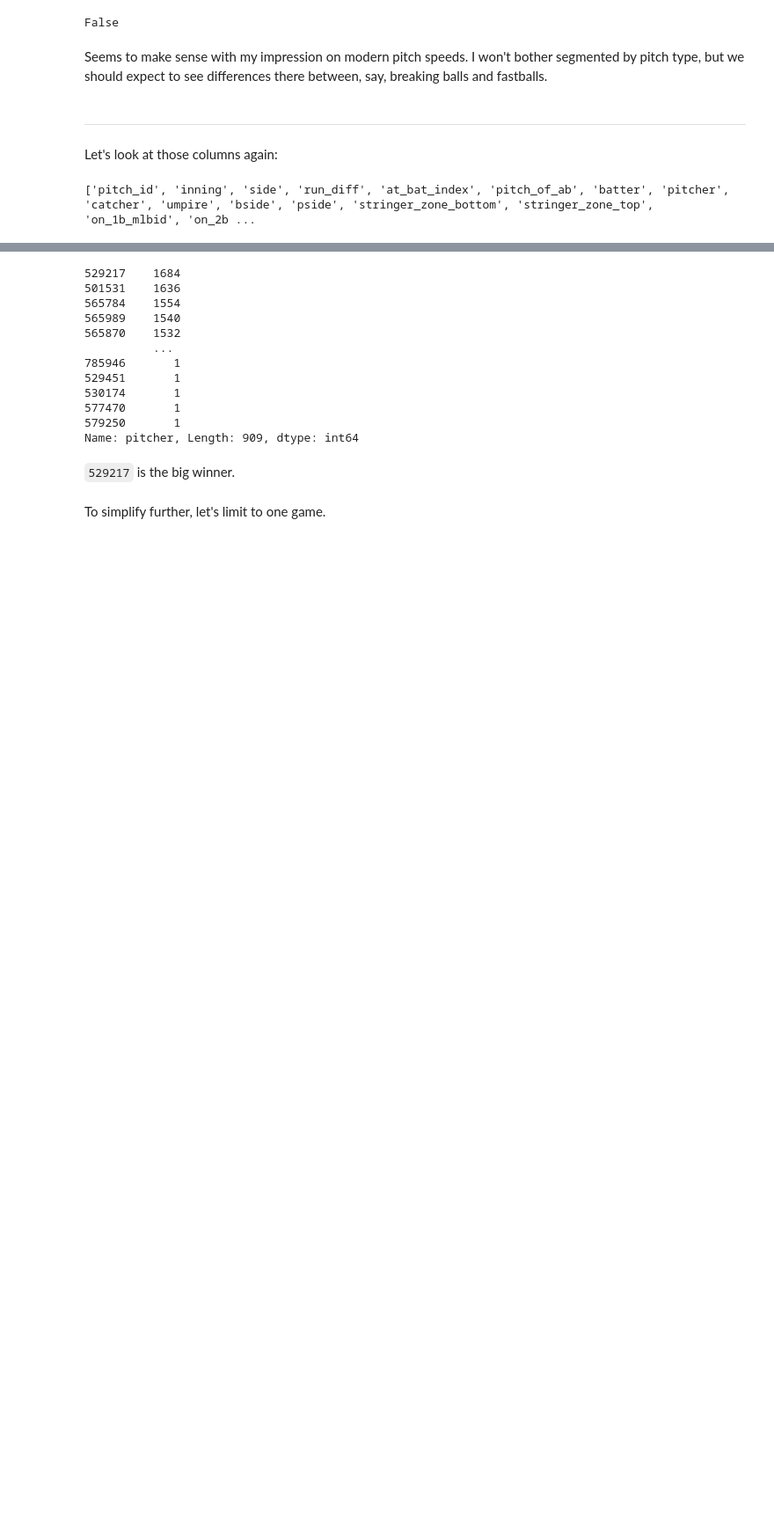
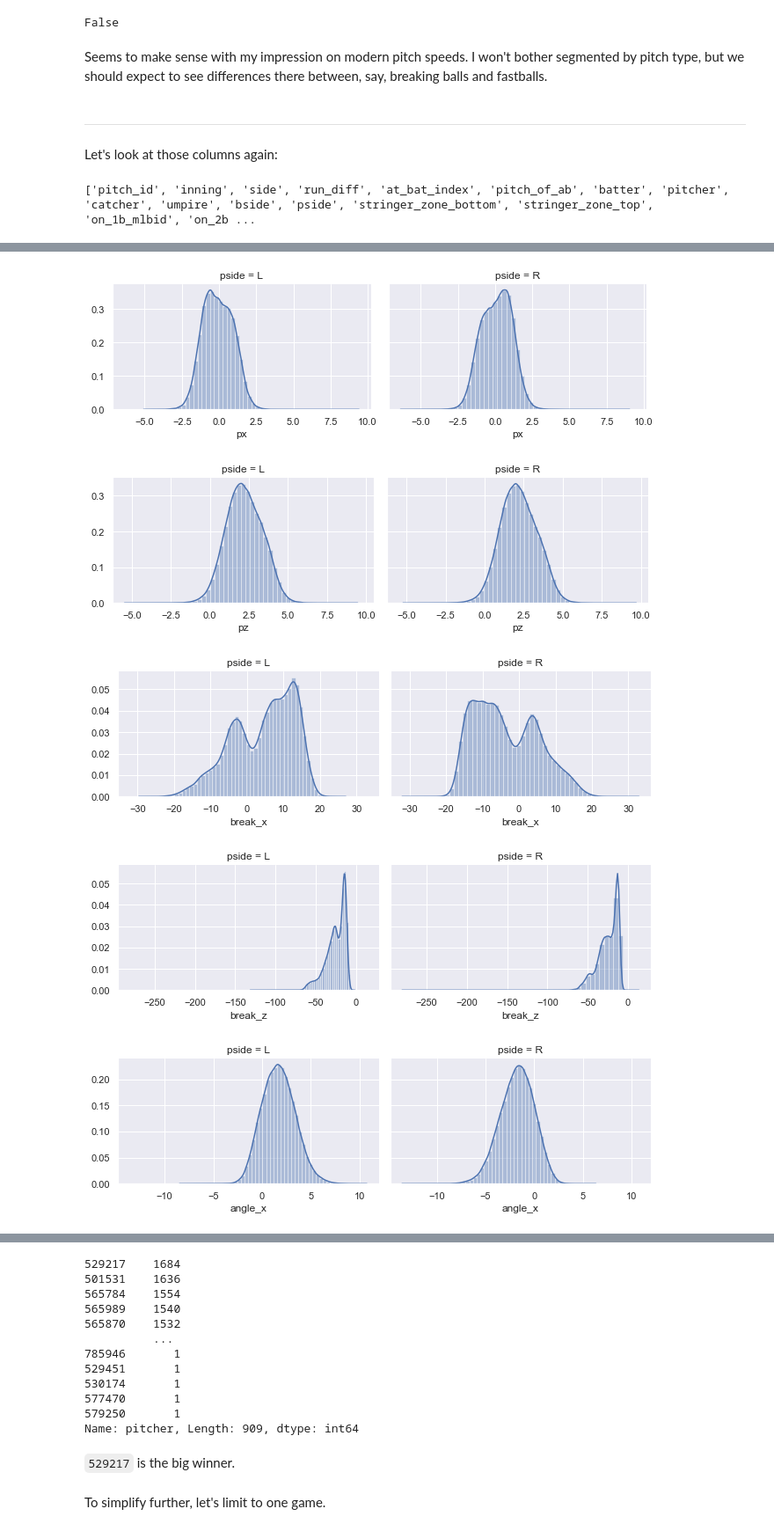
Before and after one commit to werlindo/called-third-strike, a Jupyter notebook: notebooks/02_data_exploration.ipynb, the cells around one changed output, grey strips where cells are left out. Shown at 88% size. Drawn from its saved outputs; the diff is of its cells as text; code cells hidden in the pictures; blank space fills up the shorter version.

```diff
--- a/notebooks/02_data_exploration.ipynb
+++ b/notebooks/02_data_exploration.ipynb
@@ -678,0 +678,2 @@ To try to get some internal consistency, let's try to isolate to one pitcher. Le
+# %%
+pitch_attr = ['px', 'pz', 'break_x', 'break_z', 'angle_x', 'angle_z']
@@ -678,0 +698,12 @@ To try to get some internal consistency, let's try to isolate to one pitcher. Le
+# %%
+# sns.set(rc={'figure.figsize':(12,12)})
+for p in pitch_attr:
+    g = sns.FacetGrid(data=df_train_use, col="pside", height=3, aspect=1.5, col_wrap=3)
+    g.map(sns.distplot, p)
+    plt.show()
+# %% [output]
+[figure, added]
+[figure, added]
+[figure, added]
+[figure, added]
+[figure, added]
```
Also changed, not shown: parts of 67 cells of this notebook, 4 other files.
